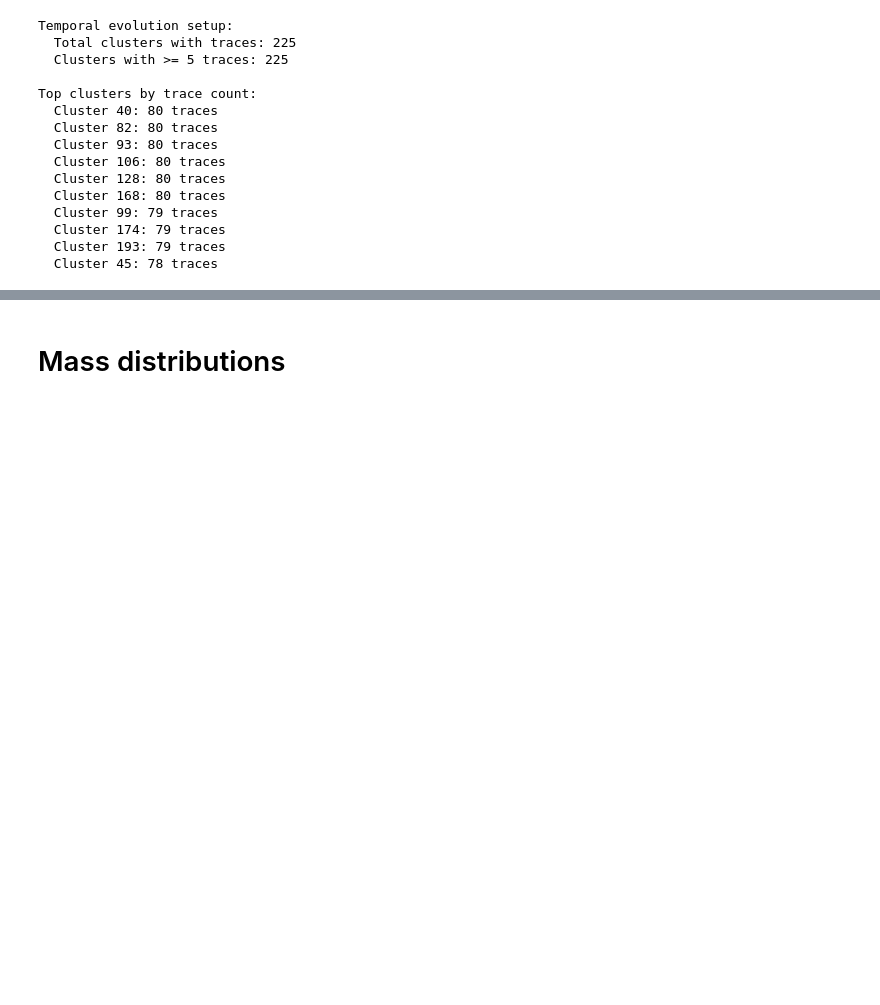
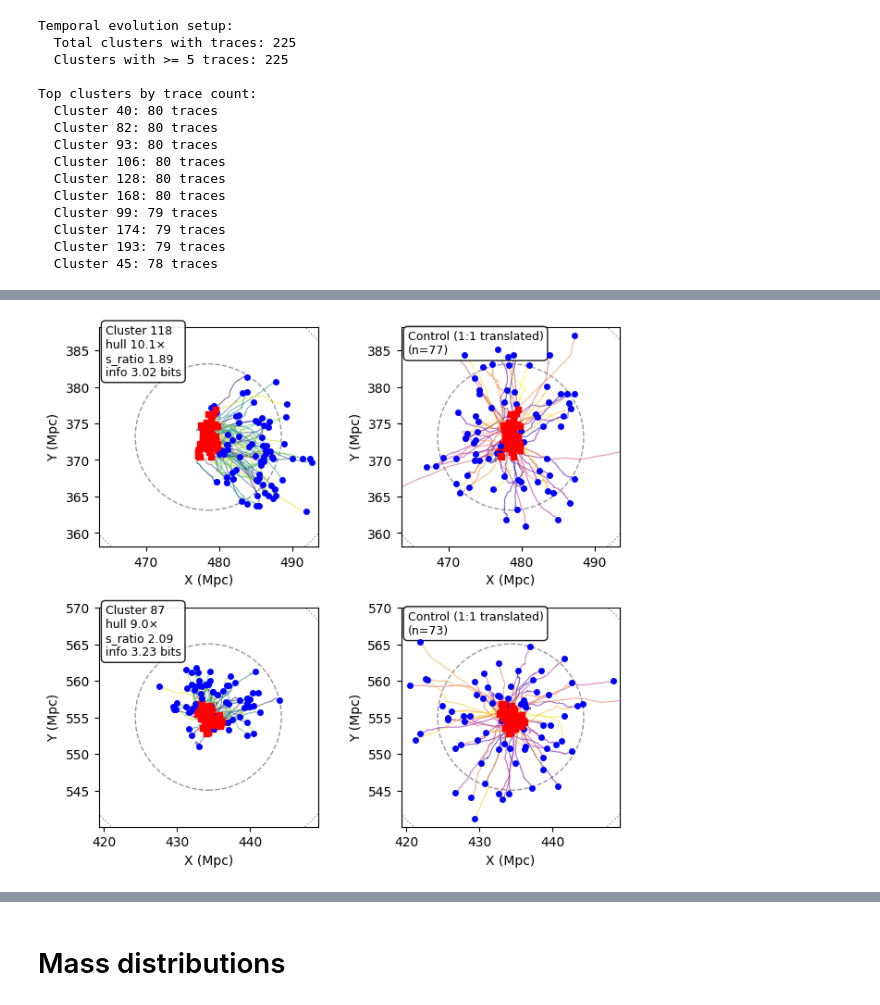
Before and after one commit to stuartmcalpine/manticore_posterior_clusters, a Jupyter notebook: plot_posterior_clusters.ipynb, the cells around one changed output, grey strips where cells are left out. Drawn from its saved outputs; the diff is of its cells as text; code cells hidden in the pictures; blank space fills up the shorter version.

```diff
--- a/plot_posterior_clusters.ipynb
+++ b/plot_posterior_clusters.ipynb
@@ -1474,23 +1074,12 @@ def plot_constrained_vs_control_comparison(
 # %%
 # Classic (collapsed controls)
 plot_constrained_vs_control_comparison(
-    cluster_ids=[163, 98],
+    cluster_ids=[118, 87],
     config=config,
     trace_filename=trace_filename,
     mass_tolerance_dex=0.1,
     target_snapshot=10,
-    use_matched_final=True,
-    show_centroid_collapsed=True
 )
-
-# True final spread for controls (auto-framed)
-plot_constrained_vs_control_comparison(
-    cluster_ids=[163, 98],
-    config=config,
-    trace_filename=trace_filename,
-    mass_tolerance_dex=0.1,
-    target_snapshot=10,
-    use_matched_final=True,
-    show_centroid_collapsed=False
-)
+# %% [output]
+[figure, added]
 # %%
```
Also changed, not shown: parts of 15 cells of this notebook, 7 other files.
